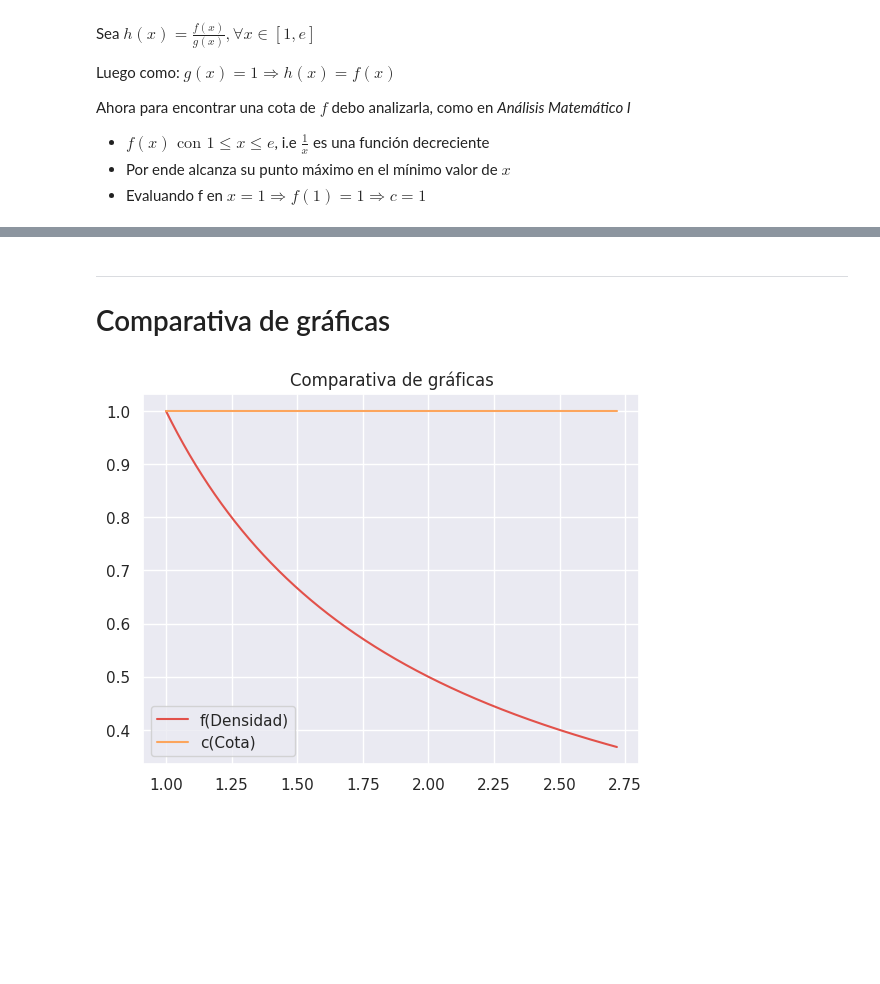
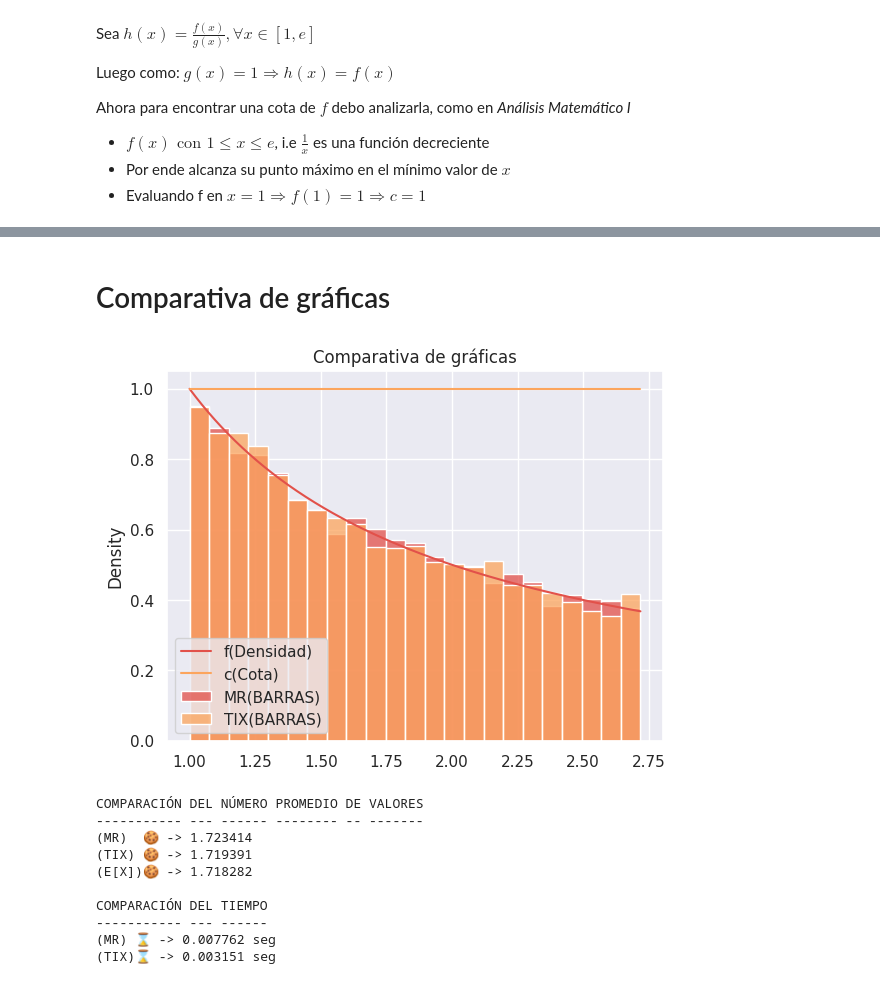
Before and after one commit to alvaro-mediina/modelos-y-simulacion-2025, a Jupyter notebook: tp5-var-aleatorias-continuas/Ejercicio.7.ipynb, the cells around one changed output, grey strips where cells are left out. Drawn from its saved outputs; the diff is of its cells as text; code cells hidden in the pictures; blank space fills up the shorter version.

```diff
--- a/tp5-var-aleatorias-continuas/Ejercicio.7.ipynb
+++ b/tp5-var-aleatorias-continuas/Ejercicio.7.ipynb
@@ -122,7 +122,7 @@ Ahora para encontrar una cota de $f$ debo analizarla, como en *Análisis Matemá
 # %%
 def uniform(a:float, b:float) -> float:
     """
-    Variable aleatoria discreta con distro. uniforme en el (a,b)
+    Variable aleatoria con distro. uniforme en el (a,b)
 
     Args:
         a (float): Lim. inferior
@@ -131,7 +131,8 @@ def uniform(a:float, b:float) -> float:
     Returns:
         float: valor aleatorio entre (a, b)
     """
-    return int(random() * (b - a + 1)) + a
+    return random() * (b - a) + a
+
 
 def MR() -> float:
     """
@@ -150,5 +172,5 @@ def MR() -> float:
 # %% [markdown]
----
+
 # Comparativa de gráficas
 # %%
 def f(x:float) -> float:
@@ -169,12 +214,46 @@ def f(x:float) -> float:
 # %%
 
 x = np.linspace(1,e, 1000)
+Nsim = 10_000
+
+methods = [MR, TIX]
+results: dict = efitienty_methods(
+    methods=methods,
+    Nsim=Nsim
+)
 
 
 sns.set_palette("Spectral")
 sns.lineplot(x=x, y=f(x=x), label="f(Densidad)")
 sns.lineplot(x=x, y=1, label="c(Cota)")
+sns.histplot(results["MR"]["samples"], stat='density', label="MR(BARRAS)")
+sns.histplot(results["TIX"]["samples"], stat='density', label="TIX(BARRAS)")
 plt.title("Comparativa de gráficas")
+plt.legend()
 plt.show()
+
+mean = e - 1
+
+print("COMPARACIÓN DEL NÚMERO PROMEDIO DE VALORES")
+print("----------- --- ------ -------- -- -------")
+print(f"(MR)  🍪 -> {results["MR"]["mean"]:4f}")
+print(f"(TIX) 🍪 -> {results["TIX"]["mean"]:4f}")
+print(f"(E[X])🍪 -> {mean:4f}")
+
+print("\nCOMPARACIÓN DEL TIEMPO")
+print("----------- --- ------")
+
+print(f"(MR) ⌛ -> {results["MR"]["time"]:4f} seg")
+print(f"(TIX)⌛ -> {results["TIX"]["time"]:4f} seg")
 # %% [output]
-[figure, old version]
+[figure, new version]
+COMPARACIÓN DEL NÚMERO PROMEDIO DE VALORES
+----------- --- ------ -------- -- -------
+(MR)  🍪 -> 1.723414
+(TIX) 🍪 -> 1.719391
+(E[X])🍪 -> 1.718282
+
+COMPARACIÓN DEL TIEMPO
+----------- --- ------
+(MR) ⌛ -> 0.007762 seg
+(TIX)⌛ -> 0.003151 seg
```
Also changed, not shown: parts of 3 cells of this notebook.
